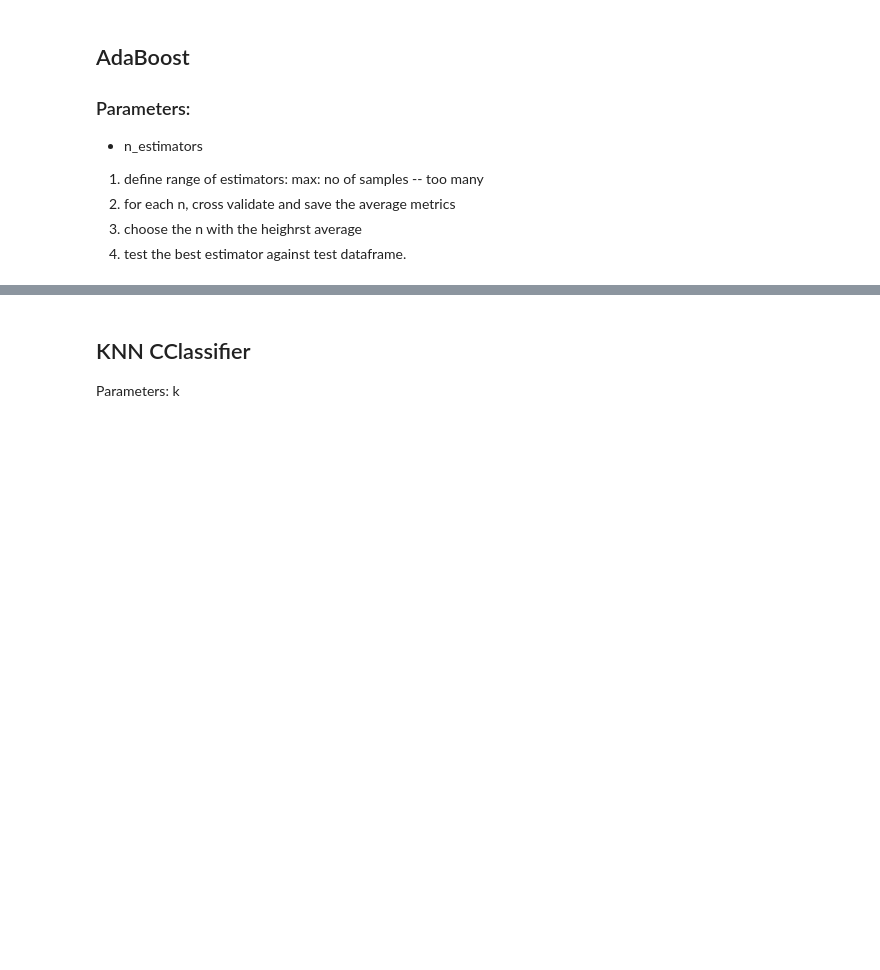
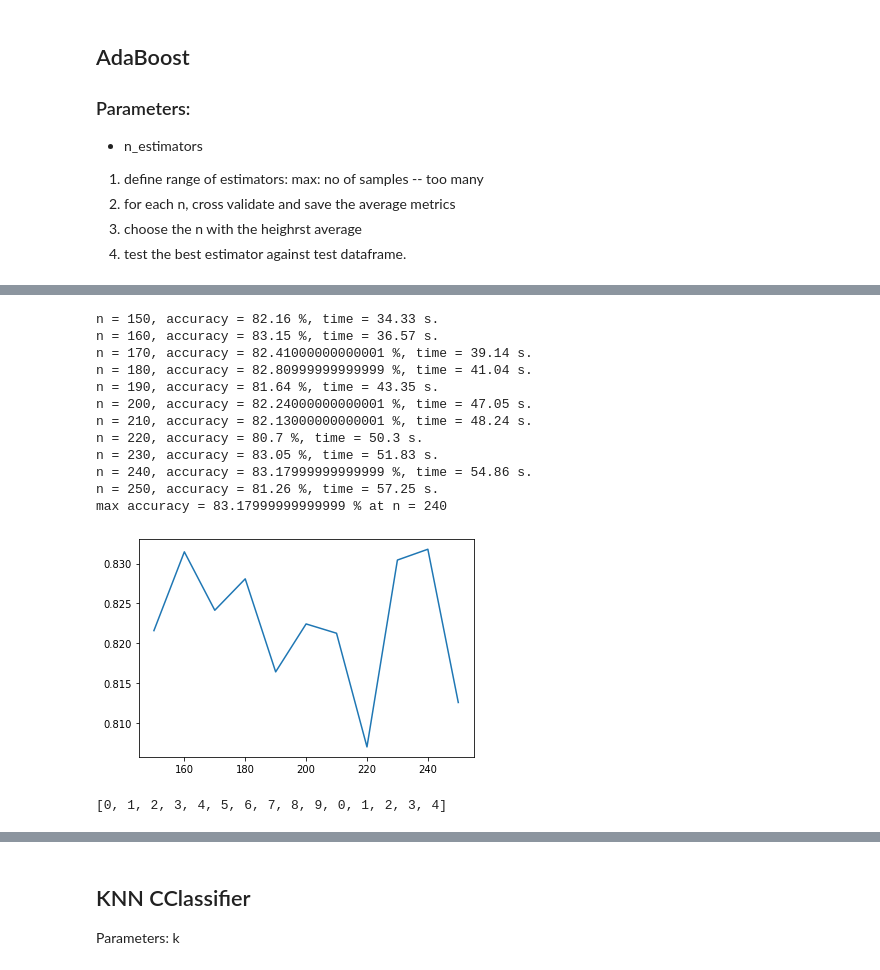
Before and after one commit to moharamfatema/data-classification-ml-python, a Jupyter notebook: classification.ipynb, the cells around one changed output, grey strips where cells are left out. Cells and saved outputs as stored; diff of their text form; code cells hidden in the pictures; blank space fills up the shorter version.

```diff
--- a/classification.ipynb
+++ b/classification.ipynb
@@ -264,0 +283,43 @@ plt.show()
+# %%
+# grate search
+# n_estimators in range (150,250,10)
+
+n_estimators_arr = range(150,251,10)
+accuracy_array = [0 for _ in range(len(n_estimators_arr))]
+
+for i , n_estimators in enumerate(n_estimators_arr):
+    ada_boost = AdaBoostClassifier(n_estimators=n_estimators)
+    fit = ada_boost.fit
+    pred = ada_boost.predict
+    time = perf_counter()
+    acc = k_folds(x_train.values,y_train.values,fit,pred)
+    time = perf_counter() - time
+    accuracy_array[i] = acc
+    print(f"n = {n_estimators}, accuracy = {round(acc,4)*100} %, time = {round(time,2)} s.")
+
+max_acc = max(accuracy_array)
+max_idx = accuracy_array.index(max_acc)
+
+print(f"max accuracy = {round(max_acc,4) * 100} % at n = {n_estimators_arr[max_idx]}")
+plt.plot(n_estimators_arr, accuracy_array)
+plt.show()
+# %% [output]
+n = 150, accuracy = 82.16 %, time = 34.33 s.
+n = 160, accuracy = 83.15 %, time = 36.57 s.
+n = 170, accuracy = 82.41000000000001 %, time = 39.14 s.
+n = 180, accuracy = 82.80999999999999 %, time = 41.04 s.
+n = 190, accuracy = 81.64 %, time = 43.35 s.
+n = 200, accuracy = 82.24000000000001 %, time = 47.05 s.
+n = 210, accuracy = 82.13000000000001 %, time = 48.24 s.
+n = 220, accuracy = 80.7 %, time = 50.3 s.
+n = 230, accuracy = 83.05 %, time = 51.83 s.
+n = 240, accuracy = 83.17999999999999 %, time = 54.86 s.
+n = 250, accuracy = 81.26 %, time = 57.25 s.
+max accuracy = 83.17999999999999 % at n = 240
+[figure, added]
+# %%
+n_estimators_arr = list(range(150,171,5)) + list(range(230,251,5))
+accuracy_array = [0 for _ in range(len(n_estimators_arr))]
+n_estimators_arr
+# %% [output]
+[0, 1, 2, 3, 4, 5, 6, 7, 8, 9, 0, 1, 2, 3, 4]
```
Also changed, not shown: parts of 14 cells of this notebook.
